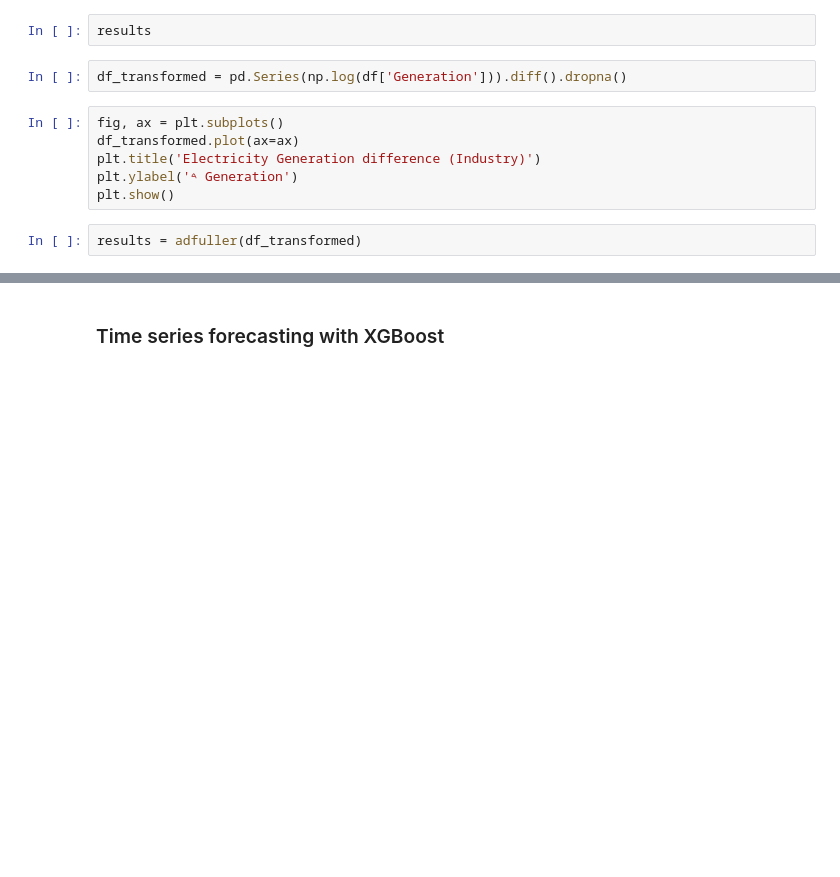
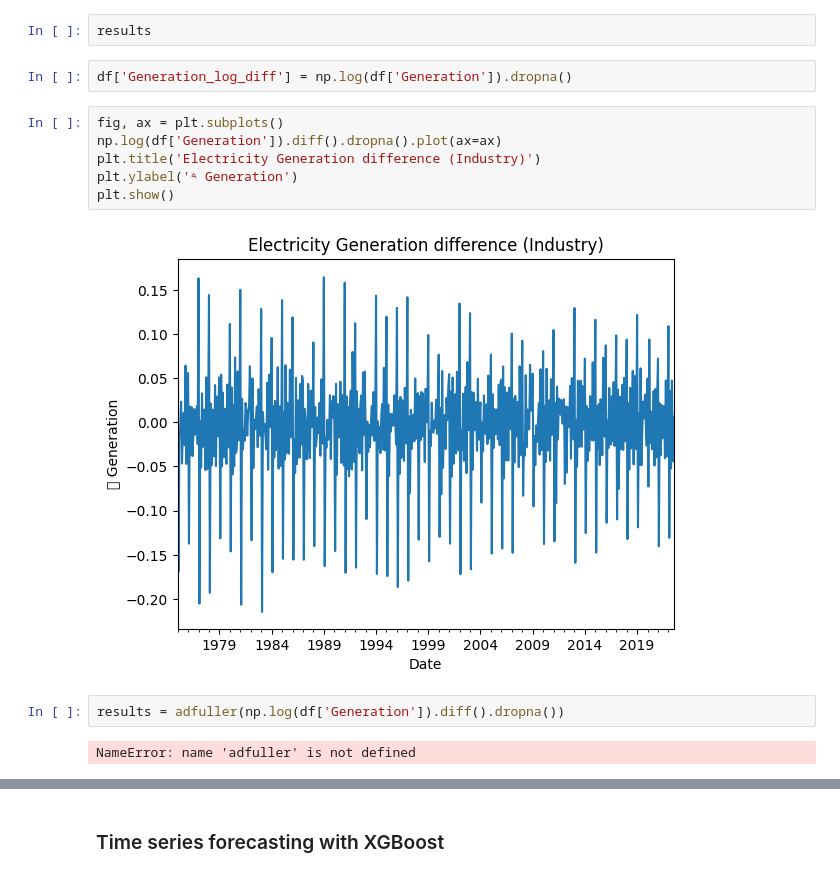
Before and after one commit to LaddieTJC/SG-electricity-generation-analysis, a Jupyter notebook: Singapore Electrical Generation (Industry).ipynb, the cells around one changed output, grey strips where cells are left out. Saved outputs shown, nothing was run; the diff lists cells and outputs as text; blank space fills up the shorter version.

```diff
--- a/Singapore Electrical Generation (Industry).ipynb
+++ b/Singapore Electrical Generation (Industry).ipynb
@@ -150,14 +150,18 @@ results = adfuller(df_nplog['Generation'])
 # %%
 results
 # %%
-df_transformed = pd.Series(np.log(df['Generation'])).diff().dropna()
+df['Generation_log_diff'] = np.log(df['Generation']).dropna()
 # %%
 fig, ax = plt.subplots()
-df_transformed.plot(ax=ax)
+np.log(df['Generation']).diff().dropna().plot(ax=ax)
 plt.title('Electricity Generation difference (Industry)')
 plt.ylabel('𐤃 Generation')
 plt.show()
+# %% [output]
+[figure, added]
 # %%
-results = adfuller(df_transformed)
+results = adfuller(np.log(df['Generation']).diff().dropna())
+# %% [output]
+NameError: name 'adfuller' is not defined
 # %%
 results
```
Also changed, not shown: parts of 54 cells of this notebook.
